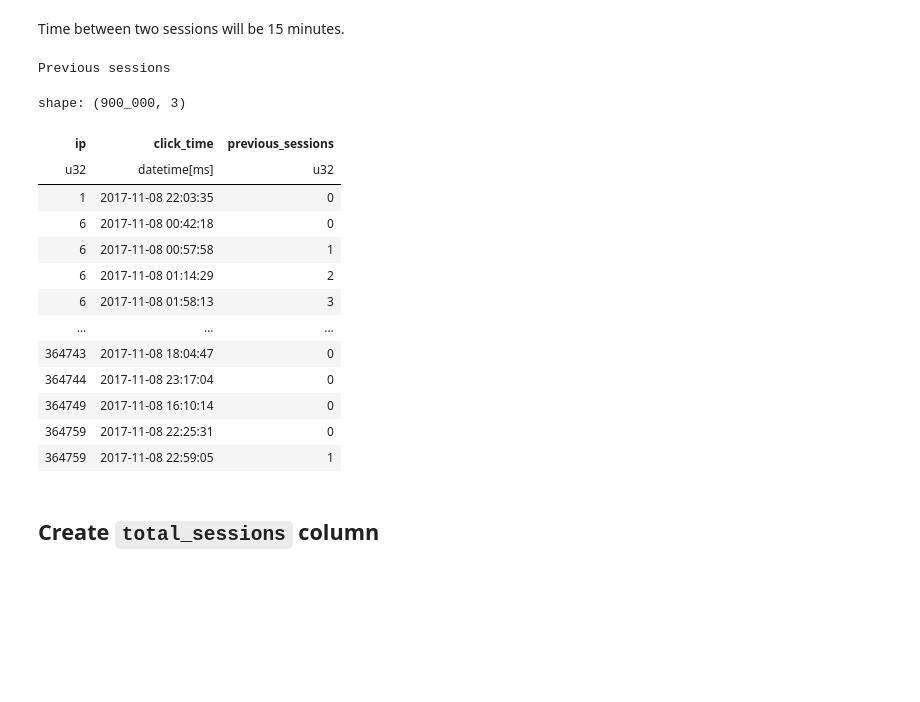
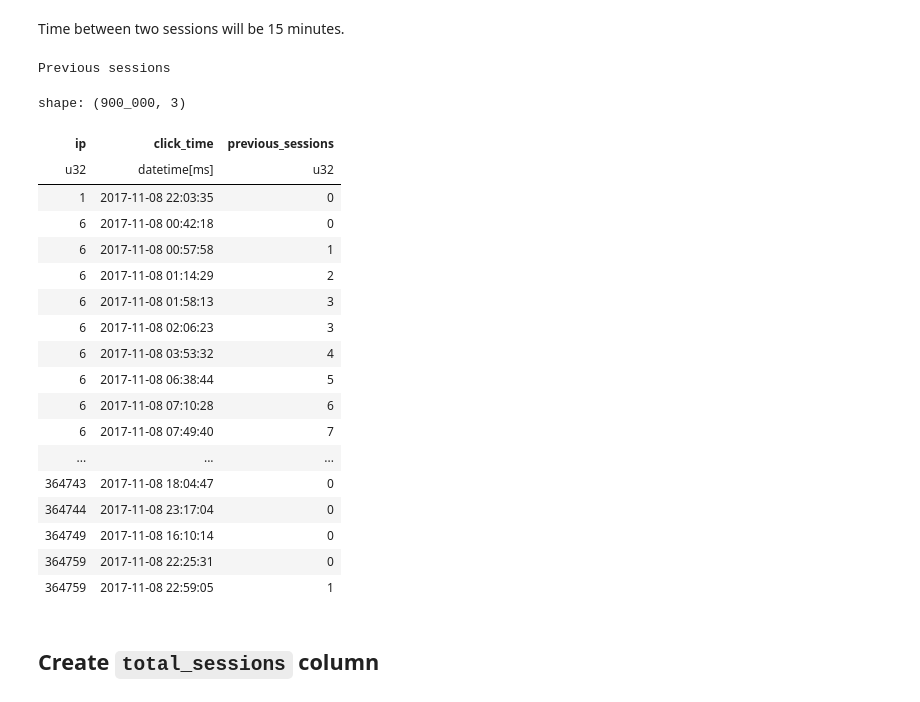
Before and after one commit to aleksa-radojicic/AdTracking_Fraud_Detection, a Jupyter notebook: notebooks/04_feature_engineering.ipynb, the cells around one changed output. Saved outputs shown, nothing was run; the diff lists cells and outputs as text; code cells hidden in the pictures; blank space fills up the shorter version.

Commit message:
chore(notebook4): display more rows when view previous sessions

```diff
--- a/notebooks/04_feature_engineering.ipynb
+++ b/notebooks/04_feature_engineering.ipynb
@@ -280,31 +280,39 @@ duration_between_sessions: Annotated[int, 's'] = 15 * 60
 # %%
 previous_sessions = (train_extended
 .select(
     S.ip,
     S.click_time,
     pl.col(E.click_timestamp)
     .diff()
     .fill_null(0) # because of the 1st row (does not have previous row)
     .ge(duration_between_sessions)
     .cum_sum()
     .over(S.ip)
     .alias(E.previous_sessions)
 )
 )
-print("Previous sessions")
-display(previous_sessions)
-print()
+
+with pl.Config() as cfg:
+    cfg.set_tbl_rows(n=50)
+    print("Previous sessions")
+    display(previous_sessions)
+    print()
 # %% [output]
 Previous sessions
 shape: (900_000, 3)
 | ip | click_time | previous_sessions |
 | u32 | datetime[ms] | u32 |
 | 1 | 2017-11-08 22:03:35 | 0 |
 | 6 | 2017-11-08 00:42:18 | 0 |
 | 6 | 2017-11-08 00:57:58 | 1 |
 | 6 | 2017-11-08 01:14:29 | 2 |
 | 6 | 2017-11-08 01:58:13 | 3 |
-| … | … | … |
+| 6 | 2017-11-08 02:06:23 | 3 |
+| 6 | 2017-11-08 03:53:32 | 4 |
+| 6 | 2017-11-08 06:38:44 | 5 |
+| 6 | 2017-11-08 07:10:28 | 6 |
+| 6 | 2017-11-08 07:49:40 | 7 |
+| ... | ... | ... |
 | 364743 | 2017-11-08 18:04:47 | 0 |
 | 364744 | 2017-11-08 23:17:04 | 0 |
 | 364749 | 2017-11-08 16:10:14 | 0 |
```
Also changed, not shown: parts of 2 cells of this notebook.
